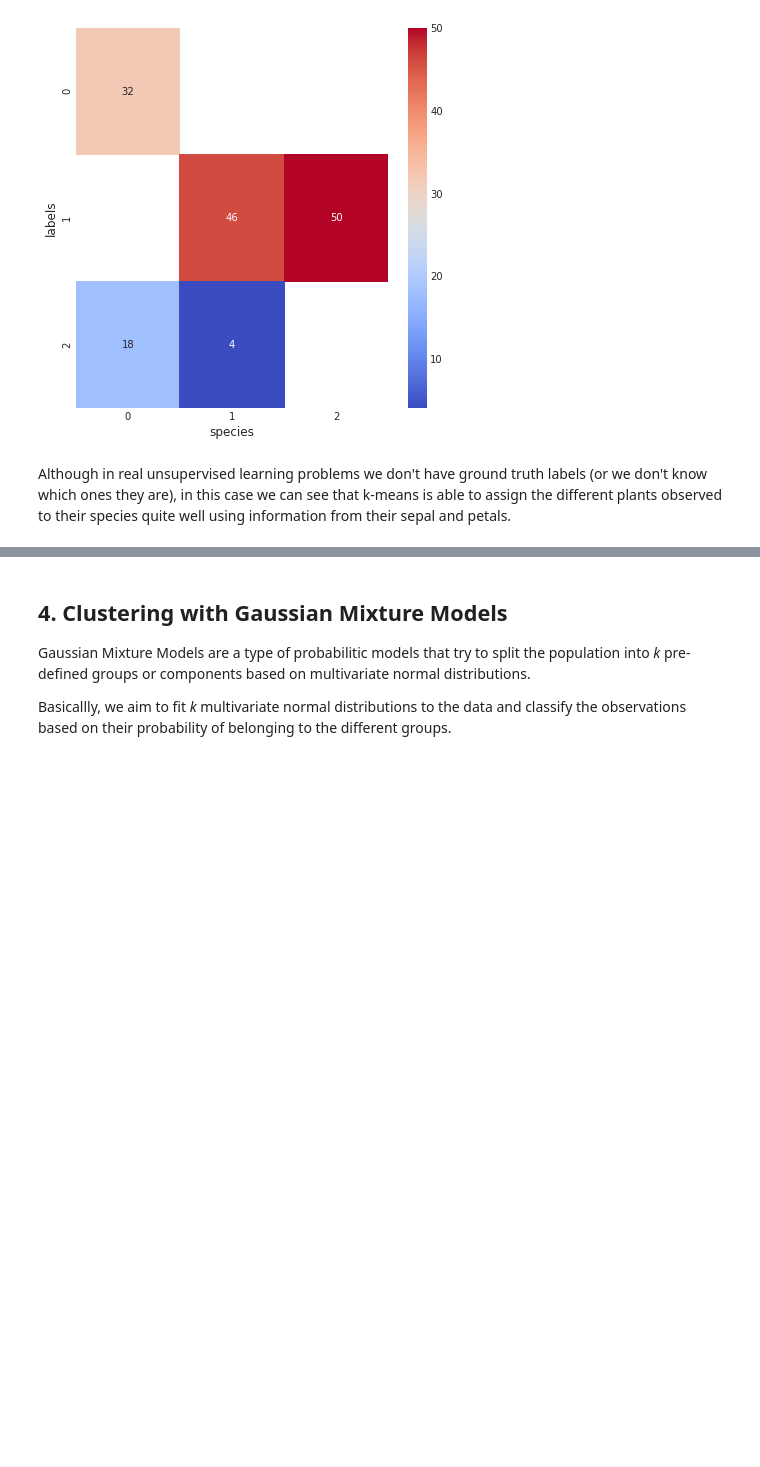
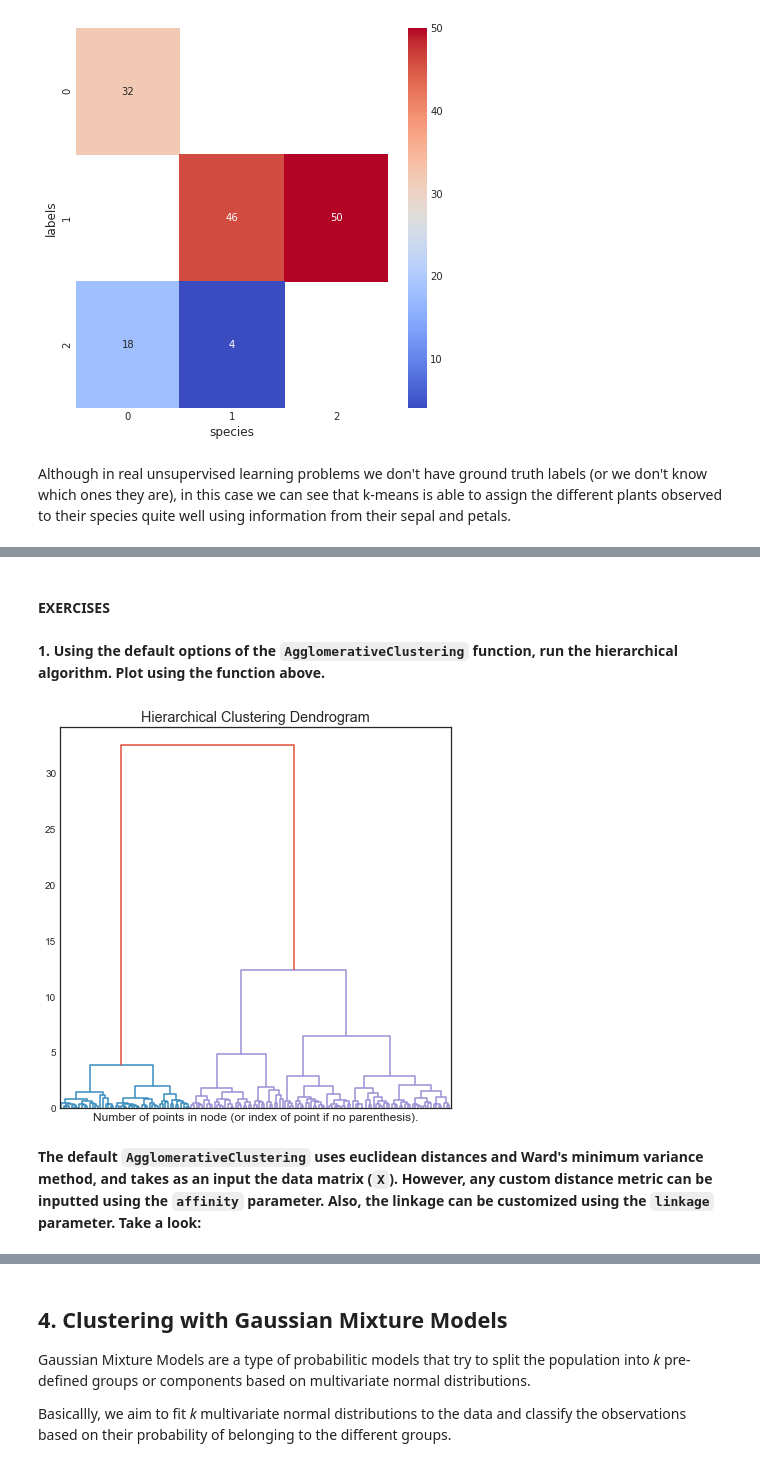
Before and after one commit to IvoLeist/ml_cnag-crg_course, a Jupyter notebook: day3/unsupervised_learning.ipynb, the cells around one changed output, grey strips where cells are left out. Saved outputs shown, nothing was run; the diff lists cells and outputs as text; code cells hidden in the pictures; blank space fills up the shorter version.

Commit message:
Add exercises hierarchical clustering

```diff
--- a/day3/unsupervised_learning.ipynb
+++ b/day3/unsupervised_learning.ipynb
@@ -336,3 +338,45 @@ $$
 
 
 <img src="https://dashee87.github.io/images/hierarch_1.gif" width="75%">
+# %% [markdown]
+#### EXERCISES
+# %%
+from sklearn.cluster import AgglomerativeClustering
+X = pd.DataFrame(data['data'], columns=data['feature_names'])
+X.head()
+
+#https://scikit-learn.org/stable/auto_examples/cluster/plot_agglomerative_dendrogram.html
+def plot_dendrogram(model, **kwargs):
+    # Create linkage matrix and then plot the dendrogram
+
+    # create the counts of samples under each node
+    counts = np.zeros(model.children_.shape[0])
+    n_samples = len(model.labels_)
+    for i, merge in enumerate(model.children_):
+        current_count = 0
+        for child_idx in merge:
+            if child_idx < n_samples:
+                current_count += 1  # leaf node
+            else:
+                current_count += counts[child_idx - n_samples]
+        counts[i] = current_count
+
+    linkage_matrix = np.column_stack([model.children_, model.distances_,
+                                      counts]).astype(float)
+    # Plot the corresponding dendrogram
+    dendrogram(linkage_matrix, **kwargs)
+# %% [markdown]
+**1. Using the default options of the `AgglomerativeClustering` function, run the hierarchical algorithm. Plot using the function above.**
+# %%
+# Compute clustering
+clustering = AgglomerativeClustering(compute_distances=True).fit(X)
+# Plot
+plt.title('Hierarchical Clustering Dendrogram')
+# plot the top three levels of the dendrogram
+plot_dendrogram(clustering,no_labels=True)
+plt.xlabel("Number of points in node (or index of point if no parenthesis).")
+plt.show()
+# %% [output]
+[figure, added]
+# %% [markdown]
+**The default `AgglomerativeClustering` uses euclidean distances and Ward's minimum variance method, and takes as an input the data matrix (`X`). However, any custom distance metric can be inputted using the `affinity` parameter. Also, the linkage can be customized using the `linkage` parameter. Take a look:**
```
Also changed, not shown: parts of 12 cells of this notebook, 1 other file.
